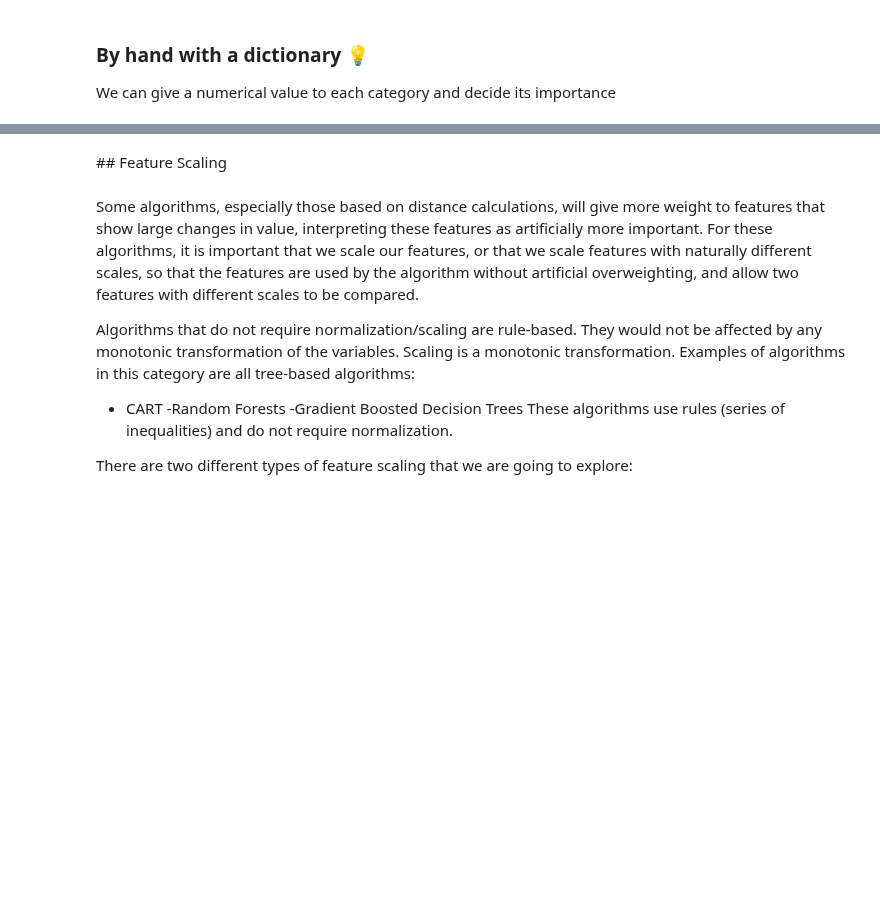
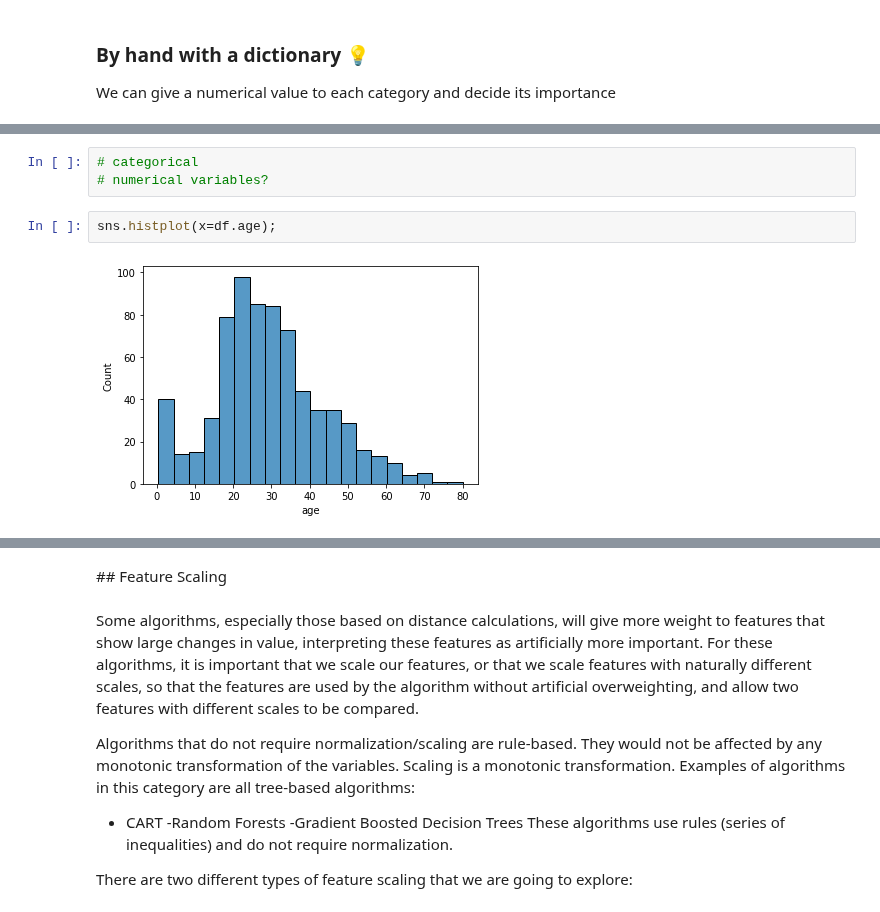
Before and after one commit to Ironhack-data-bcn-oct-2023/lectures, a Jupyter notebook: week-7/04-Feature_engineering.ipynb, the cells around one changed output, grey strips where cells are left out. Cells and saved outputs as stored; diff of their text form; blank space fills up the shorter version.

```diff
--- a/week-7/04-Feature_engineering.ipynb
+++ b/week-7/04-Feature_engineering.ipynb
@@ -54,0 +746,7 @@ We can give a numerical value to each category and decide its importance
+# %%
+# categorical
+# numerical variables?
+# %%
+sns.histplot(x=df.age);
+# %% [output]
+[figure, added]
```
Also changed, not shown: parts of 110 cells of this notebook.
